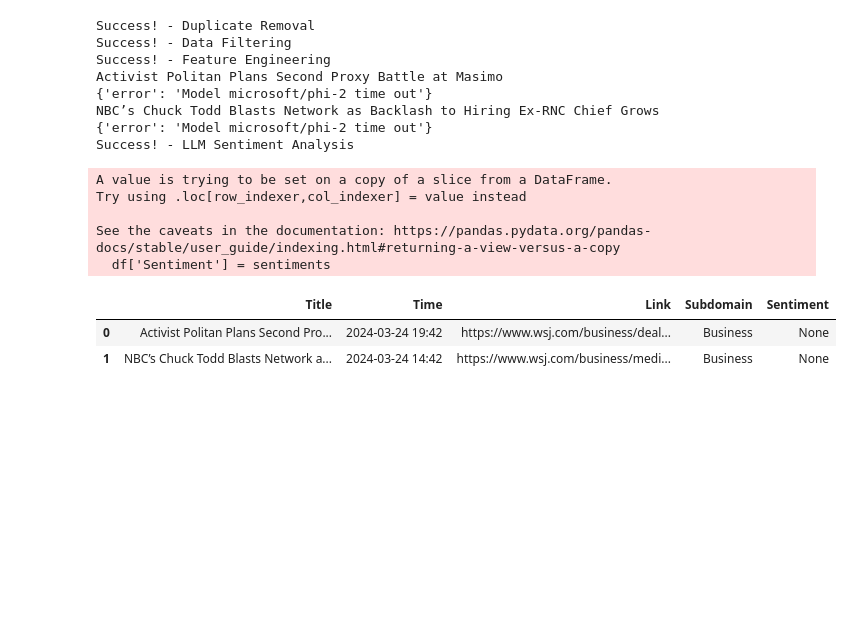
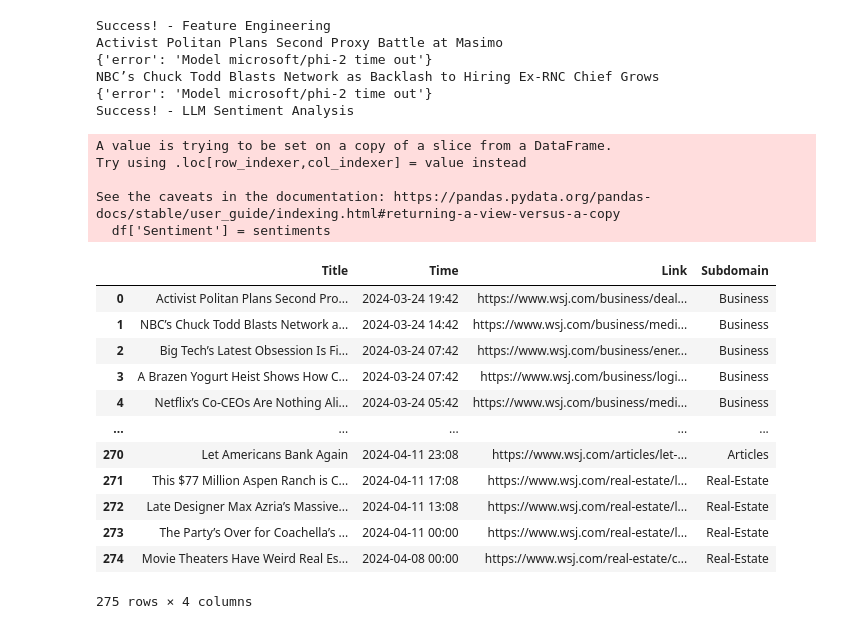
Before and after one commit to sashank3/Fear_Greed_Index, a Jupyter notebook: Code/Tester Code/LLM_Severless_API_tester.ipynb, the cells around one changed output. Cells and saved outputs as stored; diff of their text form; code cells hidden in the pictures; blank space fills up the shorter version.

```diff
--- a/Code/Tester Code/LLM_Severless_API_tester.ipynb
+++ b/Code/Tester Code/LLM_Severless_API_tester.ipynb
@@ -39,28 +38,33 @@ from Data_Cleaning import clean_data, filter_article_dataset
 from Feature_Engineering import generate_subdomain_feature
 import pandas as pd
 # %%
-articles_data = pd.read_csv('Data/articles_test.csv')
-clean_df = clean_data(articles_data)
-filtered_df = filter_article_dataset(clean_df)
-feature_df = generate_subdomain_feature(filtered_df)
+articles_data = pd.read_csv('Data/articles.csv')
+feature_df = generate_subdomain_feature(articles_data)
 sentiment_df = predict_sentiment(feature_df.loc[0:1,:])
-sentiment_df
 # %% [output]
-Success! - Duplicate Removal
-Success! - Data Filtering
 Success! - Feature Engineering
 Activist Politan Plans Second Proxy Battle at Masimo
 {'error': 'Model microsoft/phi-2 time out'}
 NBC’s Chuck Todd Blasts Network as Backlash to Hiring Ex-RNC Chief Grows
 {'error': 'Model microsoft/phi-2 time out'}
 Success! - LLM Sentiment Analysis
 A value is trying to be set on a copy of a slice from a DataFrame.
 Try using .loc[row_indexer,col_indexer] = value instead
 
 See the caveats in the documentation: https://pandas.pydata.org/pandas-docs/stable/user_guide/indexing.html#returning-a-view-versus-a-copy
   df['Sentiment'] = sentiments
-|  | Title | Time | Link | Subdomain | Sentiment |
-| 0 | Activist Politan Plans Second Pro... | 2024-03-24 19:42 | https://www.wsj.com/business/deal... | Business | None |
-| 1 | NBC’s Chuck Todd Blasts Network a... | 2024-03-24 14:42 | https://www.wsj.com/business/medi... | Business | None |
+|  | Title | Time | Link | Subdomain |
+| 0 | Activist Politan Plans Second Pro... | 2024-03-24 19:42 | https://www.wsj.com/business/deal... | Business |
+| 1 | NBC’s Chuck Todd Blasts Network a... | 2024-03-24 14:42 | https://www.wsj.com/business/medi... | Business |
+| 2 | Big Tech’s Latest Obsession Is Fi... | 2024-03-24 07:42 | https://www.wsj.com/business/ener... | Business |
+| 3 | A Brazen Yogurt Heist Shows How C... | 2024-03-24 07:42 | https://www.wsj.com/business/logi... | Business |
+| 4 | Netflix’s Co-CEOs Are Nothing Ali... | 2024-03-24 05:42 | https://www.wsj.com/business/medi... | Business |
+| ... | ... | ... | ... | ... |
+| 270 | Let Americans Bank Again | 2024-04-11 23:08 | https://www.wsj.com/articles/let-... | Articles |
+| 271 | This $77 Million Aspen Ranch is C... | 2024-04-11 17:08 | https://www.wsj.com/real-estate/l... | Real-Estate |
+| 272 | Late Designer Max Azria’s Massive... | 2024-04-11 13:08 | https://www.wsj.com/real-estate/l... | Real-Estate |
+| 273 | The Party’s Over for Coachella’s ... | 2024-04-11 00:00 | https://www.wsj.com/real-estate/l... | Real-Estate |
+| 274 | Movie Theaters Have Weird Real Es... | 2024-04-08 00:00 | https://www.wsj.com/real-estate/c... | Real-Estate |
+275 rows × 4 columns
 # %%
 feature_df.loc[0:2,:]
```
Also changed, not shown: parts of 1 cell of this notebook, 9 other files.
